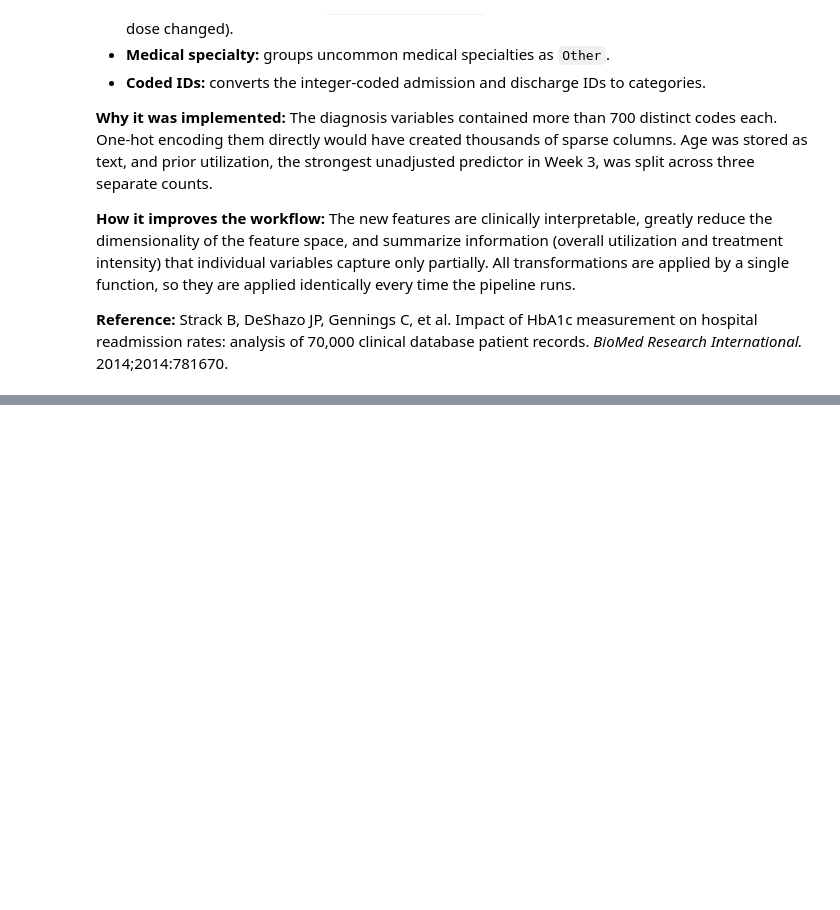
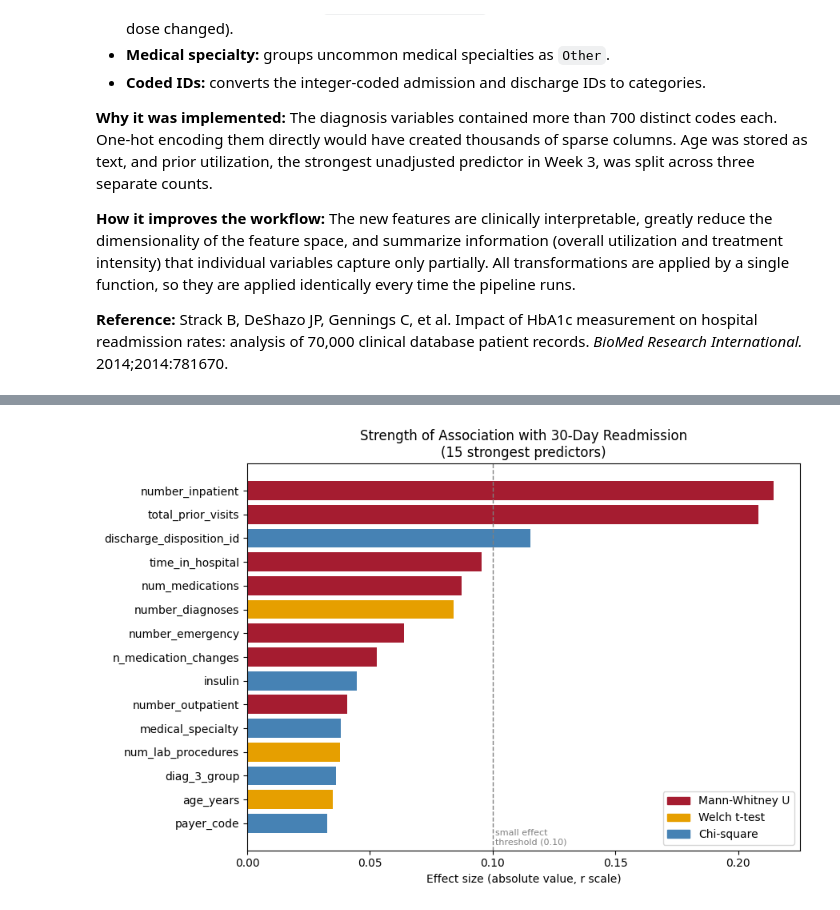
Before and after one commit to audreybyrne27/HSE751-Final-Project, a Jupyter notebook: Diabetes_Readmission_Pipeline.ipynb, the cells around one changed output, grey strips where cells are left out. Saved outputs shown, nothing was run; the diff lists cells and outputs as text; code cells hidden in the pictures; blank space fills up the shorter version.

```diff
--- a/Diabetes_Readmission_Pipeline.ipynb
+++ b/Diabetes_Readmission_Pipeline.ipynb
@@ -935,12 +1211,14 @@ def define_cohort(df, contract, config):
     positive = contract["positive_class_value"]
     flow = []
 
+    pid = contract["patient_id_column"]
+
     def record(step, data, removed):
         flow.append({
             "Step": step,
             "Encounters removed": removed,
             "Encounters remaining": len(data),
-            "Unique patients": data["patient_nbr"].nunique(),
+            "Unique patients": data[pid].nunique() if pid in data.columns else np.nan,
             "30-day readmission rate (%)": round((data[target_col] == positive).mean() * 100, 2),
         })
 
@@ -958,14 +1236,21 @@ def define_cohort(df, contract, config):
     cohort = cohort.loc[~mask]
     record("Exclude invalid gender", cohort, int(mask.sum()))
 
-    # Rule 3 (optional): keep only each patient's first encounter
-    if config["first_encounter_only"]:
+    # Rule 3 (optional): keep only each patient's first encounter.
+    # This requires patient identifiers, so it is skipped if they are absent.
+    if config["first_encounter_only"] and pid not in cohort.columns:
+        log_decision("Cohort", "First-encounter-only rule skipped",
+                     "Requested in PREPROCESSING_CONFIG, but no patient identifier is available")
+    elif config["first_encounter_only"]:
         before = len(cohort)
         cohort = (cohort.sort_values("encounter_id")
-                        .drop_duplicates(subset="patient_nbr", keep="first"))
+                        .drop_duplicates(subset=pid, keep="first"))
         record("Keep first encounter per patient", cohort, before - len(cohort))
 
     cohort = cohort.reset_index(drop=True)
+    total_removed = len(df) - len(cohort)
+    log_decision("Cohort", f"Removed {total_removed:,} encounters; {len(cohort):,} remain",
+                 "Death/hospice discharges and invalid gender values cannot be analyzed")
     return cohort, pd.DataFrame(flow)
 
 
@@ -1209,0 +1944,21 @@ diag_summary.round(2)
+# %%
+# Effect sizes for the predictors with the strongest associations (common r scale)
+from matplotlib.patches import Patch
+
+test_colors = {"Mann-Whitney U": "#A51C30", "Welch t-test": "#E69F00",
+               "Chi-square": "steelblue", "Fisher's exact": "#56B4E9"}
+top = test_summary.head(15).iloc[::-1]
+
+plt.figure(figsize=(9, 6))
+plt.barh(top["Variable"], top["Effect size (r scale)"].abs(),
+         color=[test_colors[t] for t in top["Test"]])
+plt.axvline(0.10, color="gray", linestyle="--", linewidth=1)
+plt.text(0.101, -0.9, "small effect\nthreshold (0.10)", fontsize=8, color="gray")
+plt.xlabel("Effect size (absolute value, r scale)")
+plt.title("Strength of Association with 30-Day Readmission\n(15 strongest predictors)")
+plt.legend(handles=[Patch(color=c, label=t) for t, c in test_colors.items()
+                    if t in set(test_summary["Test"])], loc="lower right")
+plt.tight_layout()
+plt.show()
+# %% [output]
+[figure, added]
```
Also changed, not shown: parts of 67 cells of this notebook.
